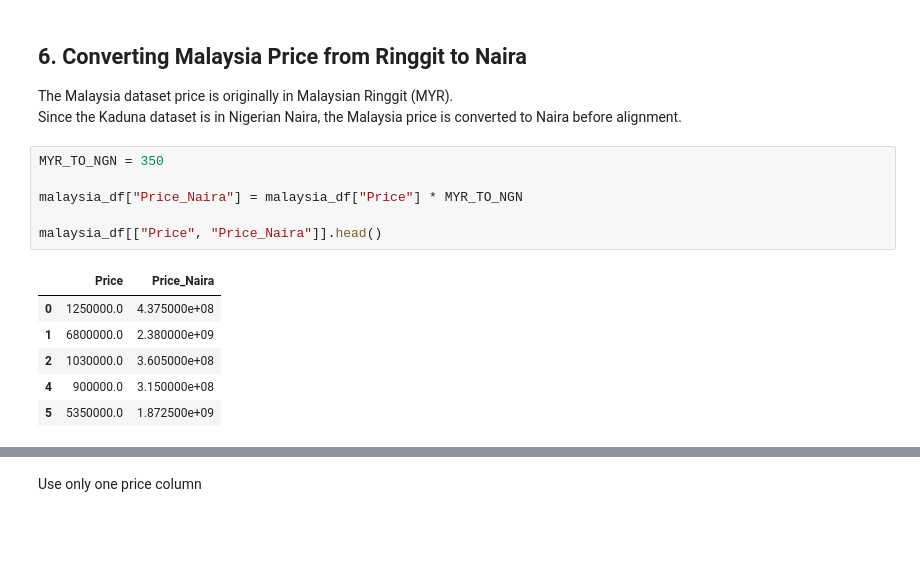
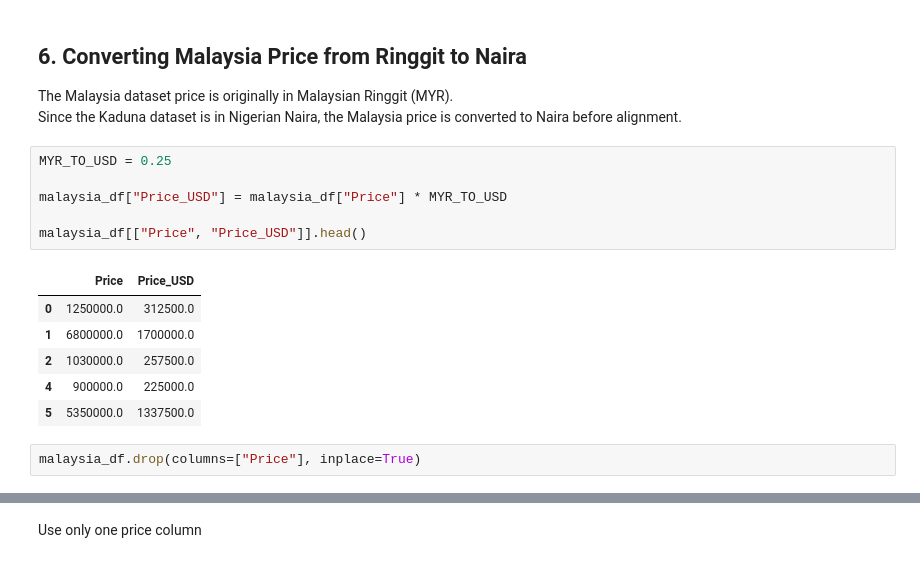
Before and after one commit to Makanaki662/transfer-learning-kaduna-house-price, a Jupyter notebook: outputs/analysis.ipynb, the cells around one changed output, grey strips where cells are left out. Saved outputs shown, nothing was run; the diff lists cells and outputs as text; blank space fills up the shorter version.

```diff
--- a/outputs/analysis.ipynb
+++ b/outputs/analysis.ipynb
@@ -208,18 +208,20 @@ Shape after removing duplicates: (38332, 6)
 The Malaysia dataset price is originally in Malaysian Ringgit (MYR).
 Since the Kaduna dataset is in Nigerian Naira, the Malaysia price is converted to Naira before alignment.
 # %%
-MYR_TO_NGN = 350
+MYR_TO_USD = 0.25
 
-malaysia_df["Price_Naira"] = malaysia_df["Price"] * MYR_TO_NGN
+malaysia_df["Price_USD"] = malaysia_df["Price"] * MYR_TO_USD
 
-malaysia_df[["Price", "Price_Naira"]].head()
+malaysia_df[["Price", "Price_USD"]].head()
 # %% [output]
-|  | Price | Price_Naira |
-| 0 | 1250000.0 | 4.375000e+08 |
-| 1 | 6800000.0 | 2.380000e+09 |
-| 2 | 1030000.0 | 3.605000e+08 |
-| 4 | 900000.0 | 3.150000e+08 |
-| 5 | 5350000.0 | 1.872500e+09 |
+|  | Price | Price_USD |
+| 0 | 1250000.0 | 312500.0 |
+| 1 | 6800000.0 | 1700000.0 |
+| 2 | 1030000.0 | 257500.0 |
+| 4 | 900000.0 | 225000.0 |
+| 5 | 5350000.0 | 1337500.0 |
+# %%
+malaysia_df.drop(columns=["Price"], inplace=True)
 # %%
 # Remove duplicate rows
 malaysia_df = malaysia_df.drop_duplicates()
```
Also changed, not shown: parts of 56 cells of this notebook, 1 other file.
